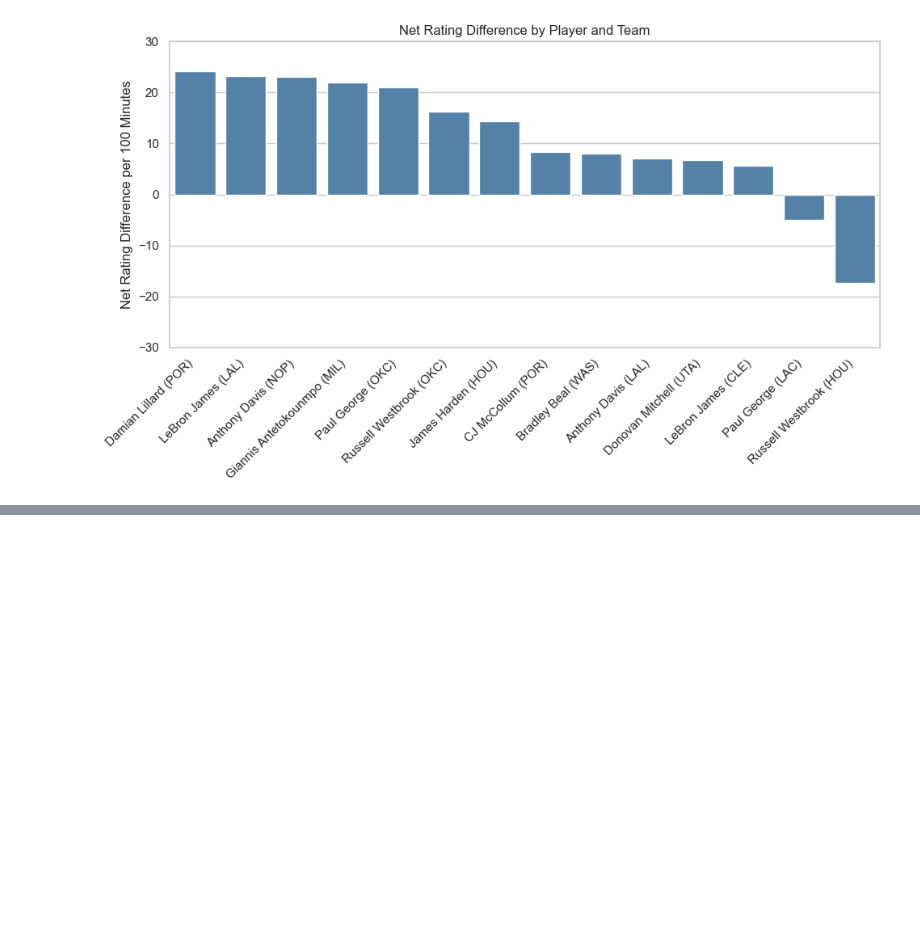
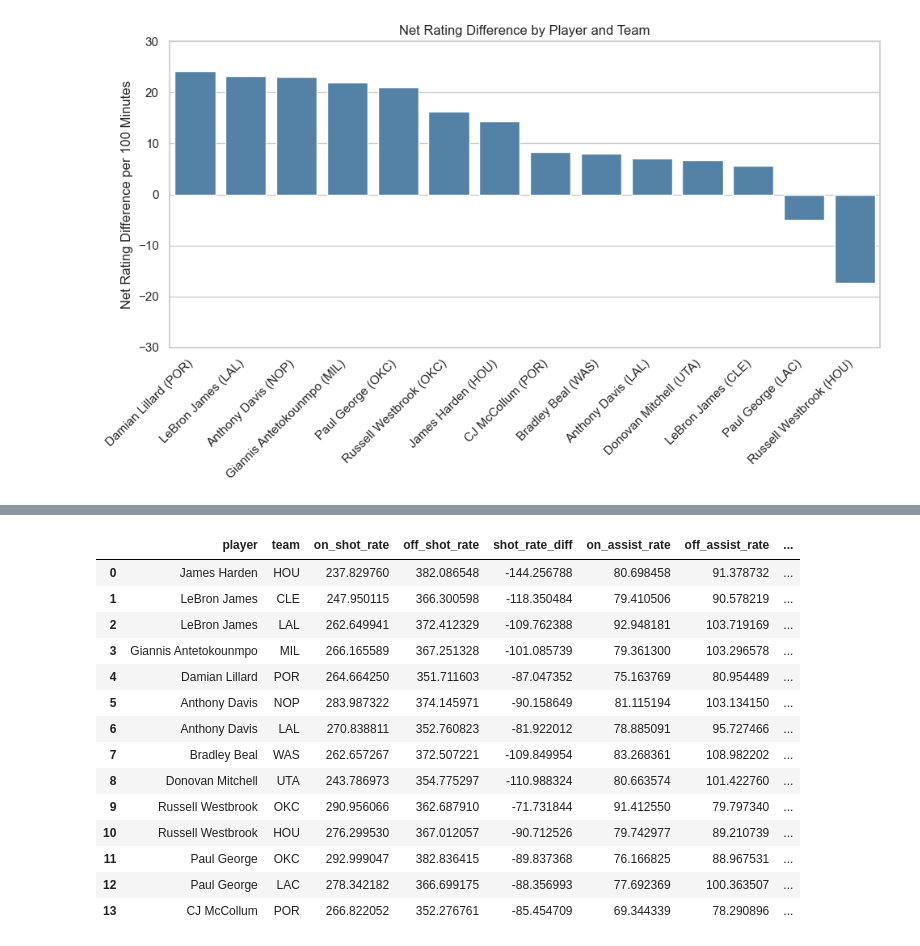
Before and after one commit to nhamby/45983-Assignment-1-Team-15, a Jupyter notebook: analysis.ipynb, the cells around one changed output, grey strips where cells are left out. Saved outputs shown, nothing was run; the diff lists cells and outputs as text; code cells hidden in the pictures; blank space fills up the shorter version.

```diff
--- a/analysis.ipynb
+++ b/analysis.ipynb
@@ -315,0 +320,90 @@ plt.show()
+# %%
+shots_and_assists_results = []
+
+for top_player in top_players_list:
+    # determine what teams the player has played for
+    teams_scored_for = df.loc[
+        (df['player'] == top_player) & (df['points'] > 0), 'team'
+    ].dropna().str.strip().unique()
+
+    for team in teams_scored_for:
+        team_mask = df['team'].str.strip() == team
+
+        # find the games when the player played for their team
+        mask_on = df[players_on_court].apply(lambda row: top_player in row.values, axis=1)
+        games_played = df.loc[mask_on & (df['team'].str.strip() == team), 'game_id'].unique()
+        df_star_games = df[df['game_id'].isin(games_played)].copy()
+
+        # within these games, calculate the on-court mask
+        on_mask = df_star_games[players_on_court].apply(lambda row: top_player in row.values, axis=1)
+
+        # exclude events where the star is the shooter because we want to analyze teammates data
+        teammate_mask = df_star_games['player'] != top_player
+        team_mask = df_star_games['team'].str.strip() == team
+
+        # define shot events
+        shot_events = df_star_games['event_type'].isin(['shot', 'miss'])
+
+        # Define assist events (plays where the assist field is not "None")
+        assist_events = df_star_games['assist'] != 'None'
+
+        # on-court events for teammates when the star is on the floor
+        # off-court events for teammates when the star is off the floor
+        on_team_mask = on_mask & team_mask & teammate_mask
+        off_team_mask = (~on_mask) & team_mask & teammate_mask
+
+        # count teammate shot events
+        on_shots = df_star_games.loc[on_team_mask & shot_events, 'game_id'].count()
+        off_shots = df_star_games.loc[off_team_mask & shot_events, 'game_id'].count()
+
+        # count the assist events
+        on_assists = df_star_games.loc[on_team_mask & assist_events, 'game_id'].count()
+        off_assists = df_star_games.loc[off_team_mask & assist_events, 'game_id'].count()
+
+        # total minutes the team played with the top player on and off the floor
+        on_minutes = df_star_games.loc[on_mask & team_mask, 'play_length_seconds'].sum() / 60
+        off_minutes = df_star_games.loc[(~on_mask) & team_mask, 'play_length_seconds'].sum() / 60
+
+        # calculate rates per 100 minutes
+        on_shot_rate = (on_shots / on_minutes) * 100 if on_minutes > 0 else np.nan
+        off_shot_rate = (off_shots / off_minutes) * 100 if off_minutes > 0 else np.nan
+
+        on_assist_rate = (on_assists / on_minutes) * 100 if on_minutes > 0 else np.nan
+        off_assist_rate = (off_assists / off_minutes) * 100 if off_minutes > 0 else np.nan
+
+        shots_and_assists_results.append({
+            'player': top_player,
+            'team': team,
+            'on_shot_rate': on_shot_rate,
+            'off_shot_rate': off_shot_rate,
+            'shot_rate_diff': on_shot_rate - off_shot_rate,
+            'on_assist_rate': on_assist_rate,
+            'off_assist_rate': off_assist_rate,
+            'assist_rate_diff': on_assist_rate - off_assist_rate,
+            'on_minutes': on_minutes,
+            'off_minutes': off_minutes,
+            'on_shots': on_shots,
+            'off_shots': off_shots,
+            'on_assists': on_assists,
+            'off_assists': off_assists
+        })
+
+# create a dataframe
+shots_and_assists_results_df = pd.DataFrame(shots_and_assists_results)
+shots_and_assists_results_df
+# %% [output]
+|  | player | team | on_shot_rate | off_shot_rate | shot_rate_diff | on_assist_rate | off_assist_rate | ... |
+| 0 | James Harden | HOU | 237.829760 | 382.086548 | -144.256788 | 80.698458 | 91.378732 | ... |
+| 1 | LeBron James | CLE | 247.950115 | 366.300598 | -118.350484 | 79.410506 | 90.578219 | ... |
+| 2 | LeBron James | LAL | 262.649941 | 372.412329 | -109.762388 | 92.948181 | 103.719169 | ... |
+| 3 | Giannis Antetokounmpo | MIL | 266.165589 | 367.251328 | -101.085739 | 79.361300 | 103.296578 | ... |
+| 4 | Damian Lillard | POR | 264.664250 | 351.711603 | -87.047352 | 75.163769 | 80.954489 | ... |
+| 5 | Anthony Davis | NOP | 283.987322 | 374.145971 | -90.158649 | 81.115194 | 103.134150 | ... |
+| 6 | Anthony Davis | LAL | 270.838811 | 352.760823 | -81.922012 | 78.885091 | 95.727466 | ... |
+| 7 | Bradley Beal | WAS | 262.657267 | 372.507221 | -109.849954 | 83.268361 | 108.982202 | ... |
+| 8 | Donovan Mitchell | UTA | 243.786973 | 354.775297 | -110.988324 | 80.663574 | 101.422760 | ... |
+| 9 | Russell Westbrook | OKC | 290.956066 | 362.687910 | -71.731844 | 91.412550 | 79.797340 | ... |
+| 10 | Russell Westbrook | HOU | 276.299530 | 367.012057 | -90.712526 | 79.742977 | 89.210739 | ... |
+| 11 | Paul George | OKC | 292.999047 | 382.836415 | -89.837368 | 76.166825 | 88.967531 | ... |
+| 12 | Paul George | LAC | 278.342182 | 366.699175 | -88.356993 | 77.692369 | 100.363507 | ... |
+| 13 | CJ McCollum | POR | 266.822052 | 352.276761 | -85.454709 | 69.344339 | 78.290896 | ... |
```
Also changed, not shown: parts of 6 cells of this notebook, 2 other files.
